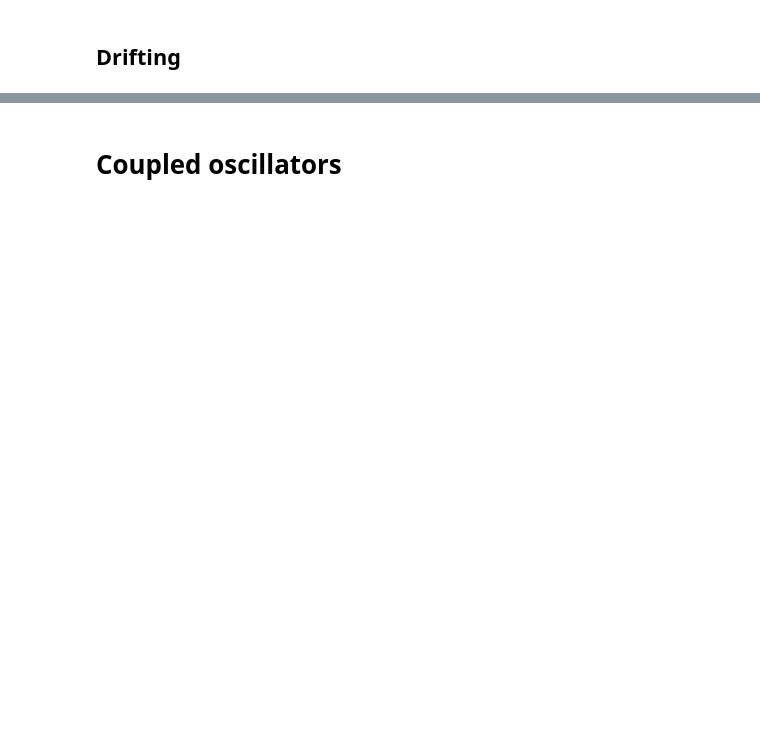
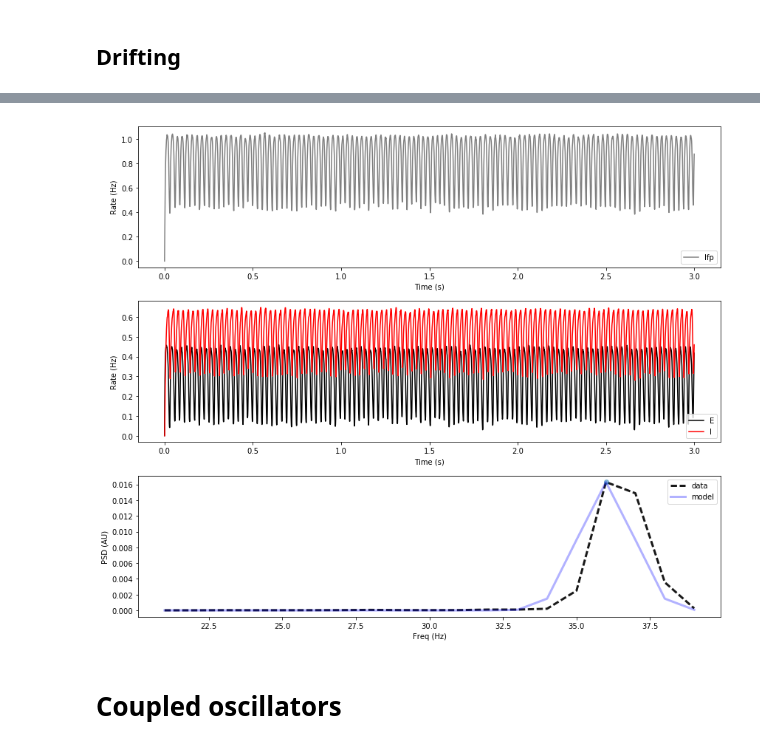
Before and after one commit to voytekresearch/bw, a Jupyter notebook: ipynb/sandbox.ipynb, the cells around one changed output, grey strips where cells are left out. Cells and saved outputs as stored; diff of their text form; code cells hidden in the pictures; blank space fills up the shorter version.

```diff
--- a/ipynb/sandbox.ipynb
+++ b/ipynb/sandbox.ipynb
@@ -251,36 +285,38 @@ plot(times, lfp, label='lfp', color='grey')
 legend(loc='best')
 xlabel("Time (s)")
 ylabel("Rate (Hz)")
-xlim(0, 30)
+# xlim(0, 30)
 
 subplot(312)
 plot(times, E, label='E', color='k')
 plot(times, I, label='I', color='r')
 legend(loc='best')
 xlabel("Time (s)")
 ylabel("Rate (Hz)")
-xlim(0, 30)
+# xlim(0, 30)
 
 # -
 # Make and fit PSD
 fs, psd = welch(lfp, int(1 / dt), scaling='density', nperseg=1000)
 
 m = np.logical_and(fs > 20, fs < 40)
 fs = fs[m]
 psd = psd[m]
 center, powers, stdevs, fit = fit_gaussian(fs, psd, 20, mph=1e-3)
 # print(stdevs*2.355)
 
 
 # -
 subplot(313)
 plot(fs, psd, color='k', alpha=0.9, ls='--', label='data', lw=3)
 plt.plot(center, powers, 'o', alpha=0.5)
 plt.plot(fs, fit, color='blue', alpha=0.3, lw=3, label='model')
 plt.xlabel("Freq (Hz)")
 plt.ylabel("PSD (AU)")
 plt.legend()
 plt.tight_layout()
+# %% [output]
+[figure, added]
 # %% [markdown]
 # Coupled oscillators
 # %%
```
Also changed, not shown: parts of 11 cells of this notebook.
